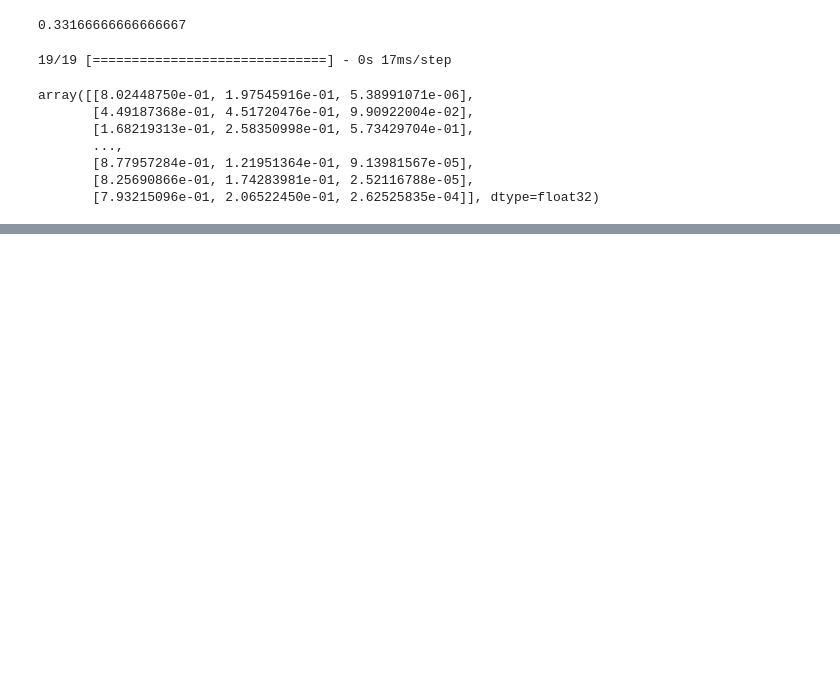
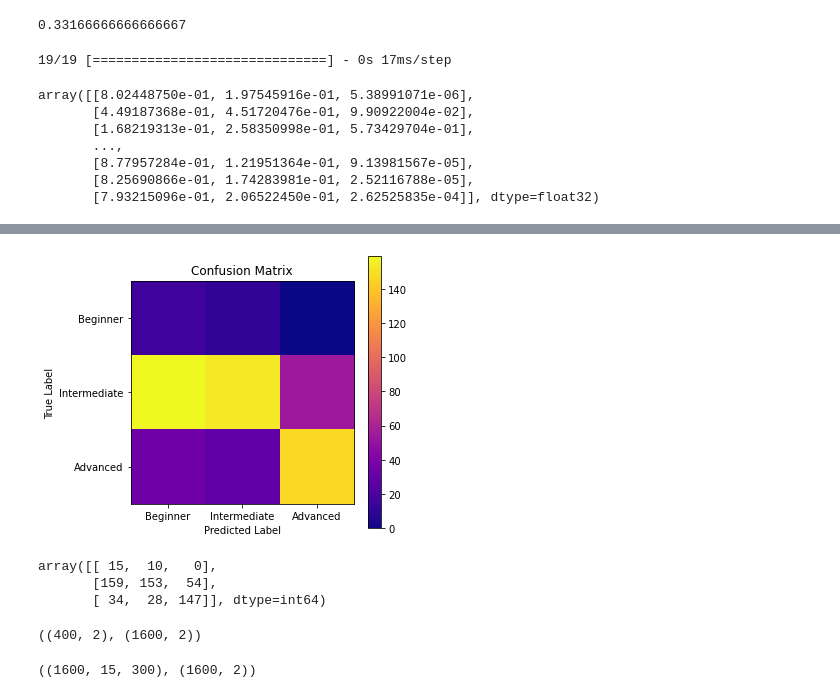
Before and after one commit to tsubasakawai2/nlp_project, a Jupyter notebook: lstm2_2.ipynb, the cells around one changed output, grey strips where cells are left out. Drawn from its saved outputs; the diff is of its cells as text; code cells hidden in the pictures; blank space fills up the shorter version.

Commit message:
roc curve and confusion matrix added to evaluate the models

```diff
--- a/lstm2_2.ipynb
+++ b/lstm2_2.ipynb
@@ -904,0 +1067,17 @@ array([[8.02448750e-01, 1.97545916e-01, 5.38991071e-06],
+# %%
+model11 = language_model(activation=params2['activation'],
+                   optimizer=params2['optimizer'],
+                   hidden_layer_sizes=params2['hidden_layer_sizes'])
+
+model11.fit(X_train, y_train, epochs=params2['nb_epoch'], batch_size=params2['batch_size'])
+# %%
+for i in range(10):
+    params = sdf[["mean_test_score", "std_test_score", "params"]].params[i]
+
+    model = language_model(activation=params['activation'],
+                   optimizer=params['optimizer'],
+                   hidden_layer_sizes=params['hidden_layer_sizes'])
+
+    model.fit(X_train, y_train, epochs=params['nb_epoch'], batch_size=params['batch_size'])
+
+    print("{}: {}".format(i, accuracy_score(np.argmax(model.predict(X_test), axis=1), np.argmax(y_test, axis=1))))
@@ -904,0 +1103,6 @@ array([[8.02448750e-01, 1.97545916e-01, 5.38991071e-06],
+# %%
+model112 = language_model(activation=params['activation'],
+                   optimizer=params['optimizer'],
+                   hidden_layer_sizes=params['hidden_layer_sizes'])
+
+model112.fit(X_train, y_train, epochs=params['nb_epoch'], batch_size=params['batch_size'])
@@ -904,0 +1131,3 @@ array([[8.02448750e-01, 1.97545916e-01, 5.38991071e-06],
+# %%
+pred_y = np.argmax(model112.predict(X_test), axis=1)
+test_y = np.argmax(y_test, axis=1)
@@ -904,0 +1136,22 @@ array([[8.02448750e-01, 1.97545916e-01, 5.38991071e-06],
+# %%
+from sklearn.metrics import confusion_matrix
+import matplotlib.pyplot as plt
+import numpy as np
+
+cm = confusion_matrix(pred_y, test_y)
+plt.figure(figsize=(5, 5))
+plt.imshow(cm, cmap='plasma')
+plt.colorbar()
+plt.title("Confusion Matrix")
+plt.ylabel("True Label")
+plt.xlabel("Predicted Label")
+plt.xticks(np.arange(3), ["Beginner", "Intermediate", "Advanced"])
+plt.yticks(np.arange(3), ["Beginner", "Intermediate", "Advanced"])
+
+plt.show()
+cm
+# %% [output]
+[figure, added]
+array([[ 15,  10,   0],
+       [159, 153,  54],
+       [ 34,  28, 147]], dtype=int64)
@@ -904,0 +1160,24 @@ array([[8.02448750e-01, 1.97545916e-01, 5.38991071e-06],
+# %%
+test2 = data3.sample(frac=0.2, random_state=200)
+train2 = data3.drop(test2.index)
+
+test2.shape, train2.shape
+# %% [output]
+((400, 2), (1600, 2))
+# %%
+from sklearn import preprocessing
+import numpy as np
+
+le2 = preprocessing.LabelEncoder()
+ohe2 = preprocessing.OneHotEncoder()
+
+le2.fit(data3.cat)
+y_train2 = le2.transform(train2.cat).reshape(-1, 1)
+ohe2.fit(y_train2)
+y_train2 = ohe2.transform(y_train2).todense()
+
+X_train2 = np.array([x for x in train2.value])
+
+X_train2.shape, y_train2.shape
+# %% [output]
+((1600, 15, 300), (1600, 2))
```
Also changed, not shown: parts of 28 cells of this notebook.
